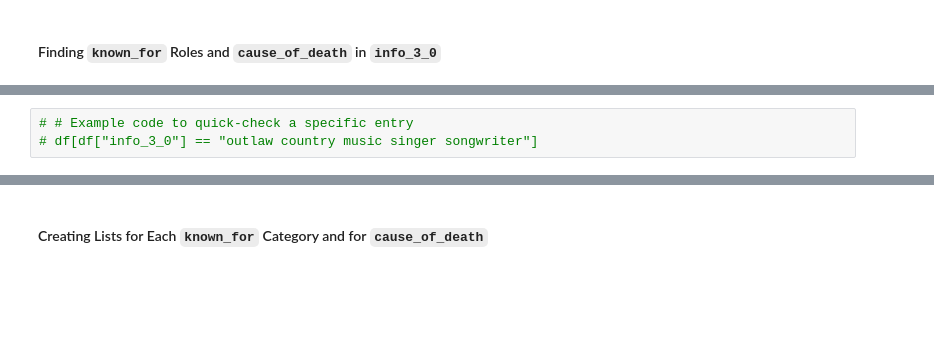
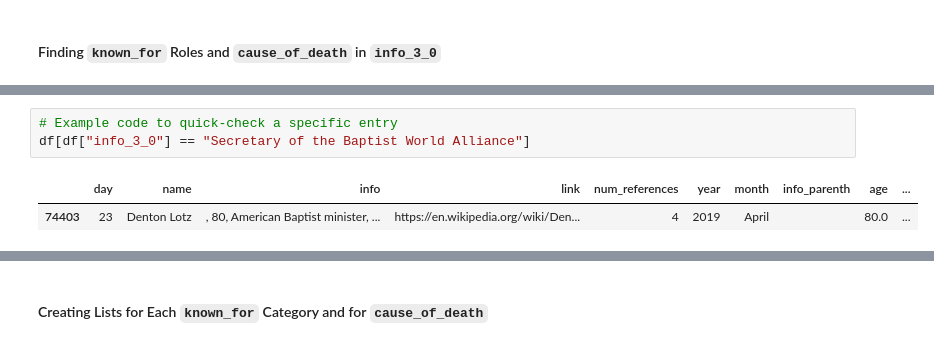
Before and after one commit to teresahanak/wikipedia-life-expectancy, a Jupyter notebook: wp_life_expect_data_clean6_thanak_2022_07_26.ipynb, the cells around one changed output, grey strips where cells are left out. Saved outputs shown, nothing was run; the diff lists cells and outputs as text; blank space fills up the shorter version.

```diff
--- a/wp_life_expect_data_clean6_thanak_2022_07_26.ipynb
+++ b/wp_life_expect_data_clean6_thanak_2022_07_26.ipynb
@@ -9592,3 +9609,6 @@ roles_cause_list.pop()
 # %%
-# # Example code to quick-check a specific entry
-# df[df["info_3_0"] == "outlaw country music singer songwriter"]
+# Example code to quick-check a specific entry
+df[df["info_3_0"] == "Secretary of the Baptist World Alliance"]
+# %% [output]
+|  | day | name | info | link | num_references | year | month | info_parenth | age | ... |
+| 74403 | 23 | Denton Lotz | , 80, American Baptist minister, ... | https://en.wikipedia.org/wiki/Den... | 4 | 2019 | April |  | 80.0 | ... |
```
Also changed, not shown: parts of 9 cells of this notebook, 1 other file.
